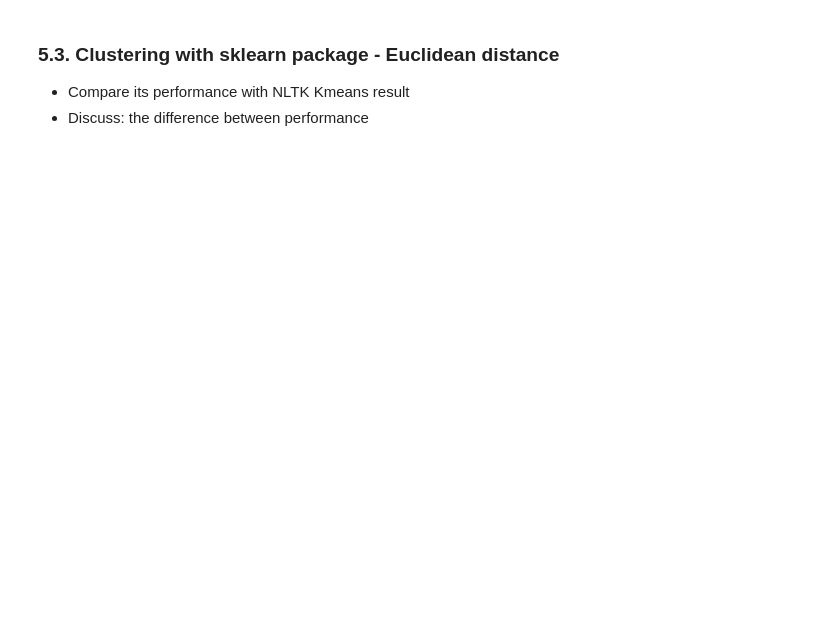
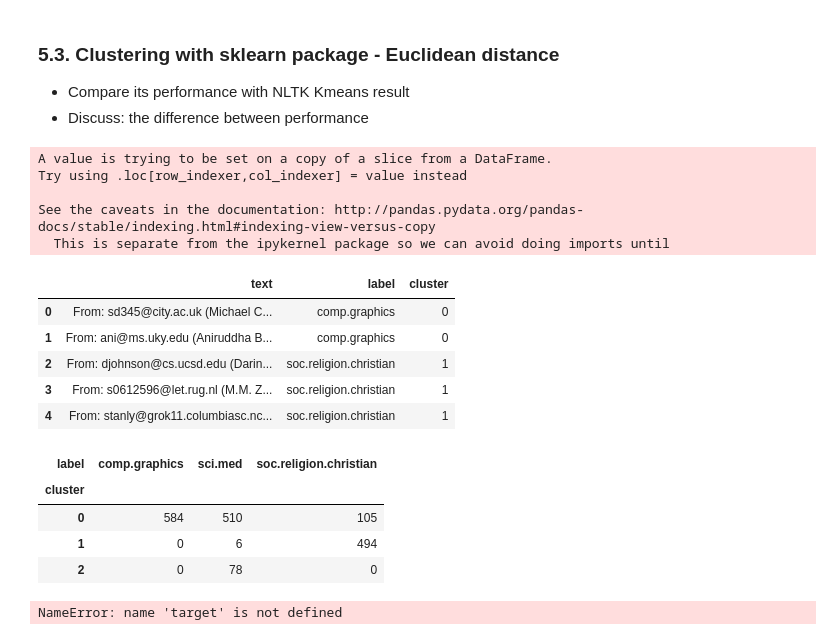
Before and after one commit to taokz/Web-Mining, a Jupyter notebook: Courseware/05. Text Clustering & Topic Modeling/Clustering/Text_Clustering.ipynb, the cells around one changed output. Saved outputs shown, nothing was run; the diff lists cells and outputs as text; code cells hidden in the pictures; blank space fills up the shorter version.

```diff
--- a/Courseware/05. Text Clustering & Topic Modeling/Clustering/Text_Clustering.ipynb
+++ b/Courseware/05. Text Clustering & Topic Modeling/Clustering/Text_Clustering.ipynb
@@ -213,19 +291,38 @@ print(metrics.classification_report\
 # Exercise 5.3.1 Clustering with sklearn package - Euclidean distance
 from sklearn.cluster import KMeans
 
-# Kmeans with 10 different centroid seeds
-km = KMeans(n_clusters=num_clusters, n_init=10).fit(dtm)
+# Kmeans with 20 different centroid seeds
+km = KMeans(n_clusters=num_clusters, n_init=20)\
+.fit(dtm)
 clusters = km.labels_.tolist()
 # %%
 # Exercise 5.3.2 Performance Evaluation
 
-df=pd.DataFrame(list(zip(target, clusters)), \
-                columns=['actual_class','cluster'])
-df.head()
-pd.crosstab( index=df.cluster, columns=df.actual_class)
+data["cluster"]=clusters
+data.head()
+
+# generate crosstab between clusters and true labels
+pd.crosstab( index=data.cluster, columns=data.label)
+# %% [output]
+A value is trying to be set on a copy of a slice from a DataFrame.
+Try using .loc[row_indexer,col_indexer] = value instead
+
+See the caveats in the documentation: http://pandas.pydata.org/pandas-docs/stable/indexing.html#indexing-view-versus-copy
+  This is separate from the ipykernel package so we can avoid doing imports until
+|  | text | label | cluster |
+| 0 | From: sd345@city.ac.uk (Michael C... | comp.graphics | 0 |
+| 1 | From: ani@ms.uky.edu (Aniruddha B... | comp.graphics | 0 |
+| 2 | From: djohnson@cs.ucsd.edu (Darin... | soc.religion.christian | 1 |
+| 3 | From: s0612596@let.rug.nl (M.M. Z... | soc.religion.christian | 1 |
+| 4 | From: stanly@grok11.columbiasc.nc... | soc.religion.christian | 1 |
+| label | comp.graphics | sci.med | soc.religion.christian |
+| cluster |  |  |  |
+| 0 | 584 | 510 | 105 |
+| 1 | 0 | 6 | 494 |
+| 2 | 0 | 78 | 0 |
 # %%
 
-cluster_dict={0:'comp.graphics', 1:"sci.med",\
+cluster_dict={1:'comp.graphics', 0:"sci.med",\
               2:'soc.religion.christian'}
 
 # Assign true class to cluster
@@ -233,4 +330,6 @@ predicted_clusters=[cluster_dict[i] for i in clusters]
 
 print(metrics.classification_report\
       (target, predicted_clusters))
+# %% [output]
+NameError: name 'target' is not defined
 # %%
```
Also changed, not shown: parts of 15 cells of this notebook, 44 other files.
